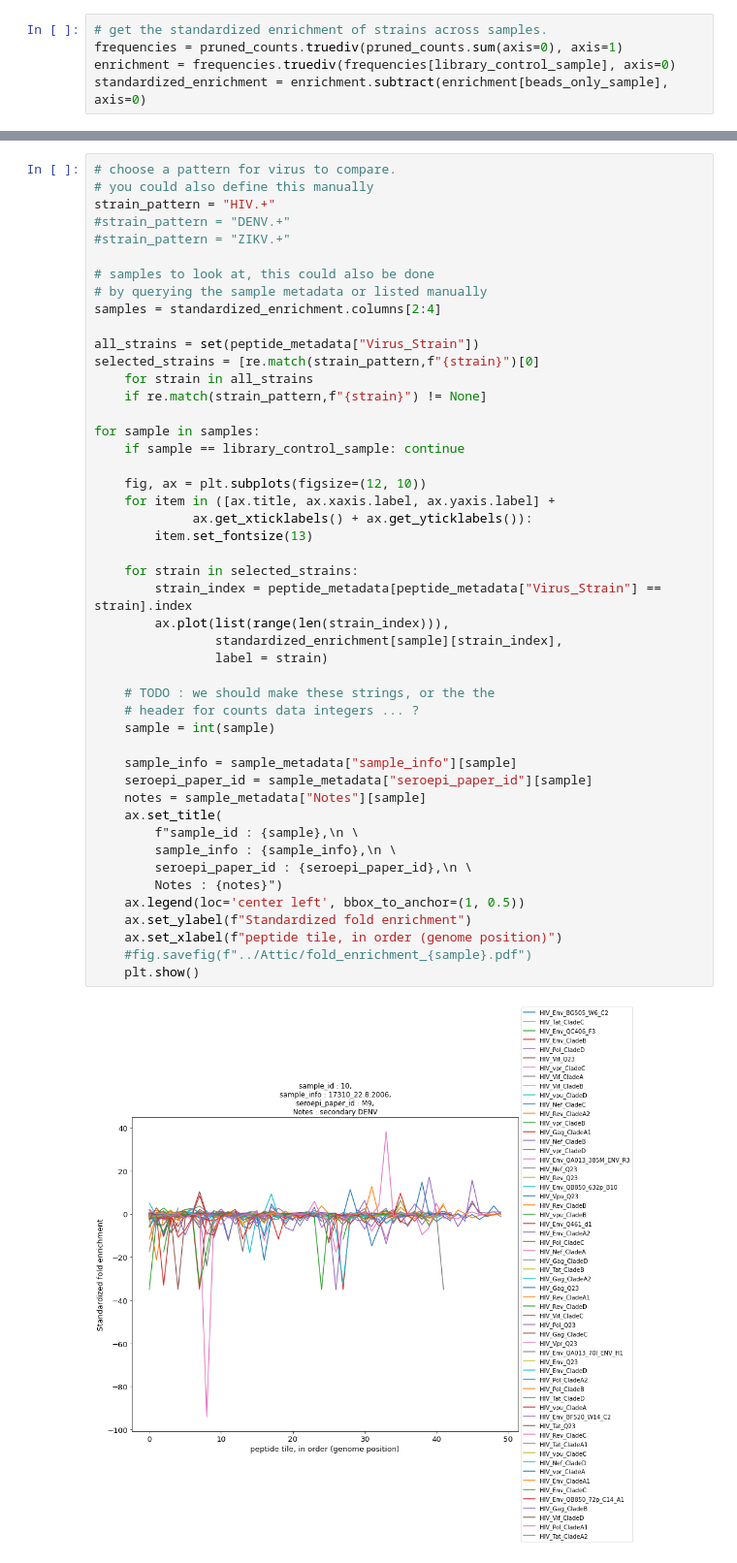
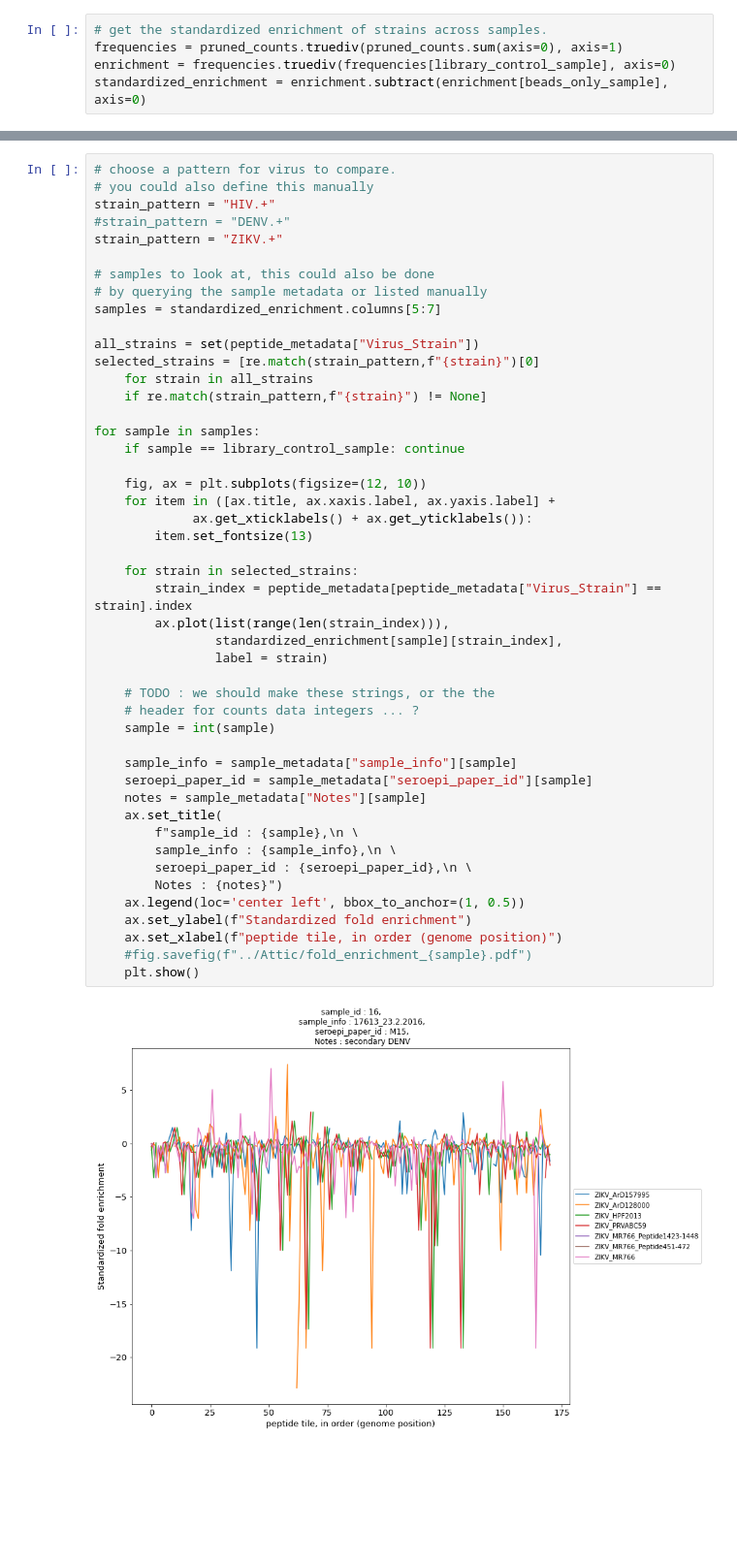
Before and after one commit to matsengrp/phippery, a Jupyter notebook: scripts/phip_analysis_python.ipynb, the cells around one changed output, grey strips where cells are left out. Shown: that part at 97% size. Cells and saved outputs as stored; diff of their text form; blank space fills up the shorter version.

```diff
--- a/scripts/phip_analysis_python.ipynb
+++ b/scripts/phip_analysis_python.ipynb
@@ -135,11 +135,11 @@ Still looks like we get a few interesting results.
 # you could also define this manually
 strain_pattern = "HIV.+"
 #strain_pattern = "DENV.+"
-#strain_pattern = "ZIKV.+"
+strain_pattern = "ZIKV.+"
 
 # samples to look at, this could also be done
 # by querying the sample metadata or listed manually
-samples = standardized_enrichment.columns[2:4]
+samples = standardized_enrichment.columns[5:7]
 
 all_strains = set(peptide_metadata["Virus_Strain"])
 selected_strains = [re.match(strain_pattern,f"{strain}")[0]
@@ -151,31 +151,31 @@ for sample in samples:
 
     fig, ax = plt.subplots(figsize=(12, 10))
     for item in ([ax.title, ax.xaxis.label, ax.yaxis.label] +
              ax.get_xticklabels() + ax.get_yticklabels()):
         item.set_fontsize(13)
 
     for strain in selected_strains:
         strain_index = peptide_metadata[peptide_metadata["Virus_Strain"] == strain].index
         ax.plot(list(range(len(strain_index))),
                 standardized_enrichment[sample][strain_index],
                 label = strain)
 
     # TODO : we should make these strings, or the the
     # header for counts data integers ... ?
     sample = int(sample)
 
     sample_info = sample_metadata["sample_info"][sample]
     seroepi_paper_id = sample_metadata["seroepi_paper_id"][sample]
     notes = sample_metadata["Notes"][sample]
     ax.set_title(
         f"sample_id : {sample},\n \
         sample_info : {sample_info},\n \
         seroepi_paper_id : {seroepi_paper_id},\n \
         Notes : {notes}")
     ax.legend(loc='center left', bbox_to_anchor=(1, 0.5))
     ax.set_ylabel(f"Standardized fold enrichment")
     ax.set_xlabel(f"peptide tile, in order (genome position)")
     #fig.savefig(f"../Attic/fold_enrichment_{sample}.pdf")
     plt.show()
 # %% [output]
-[figure, old version]
+[figure, new version]
```
Also changed, not shown: parts of 8 cells of this notebook.
